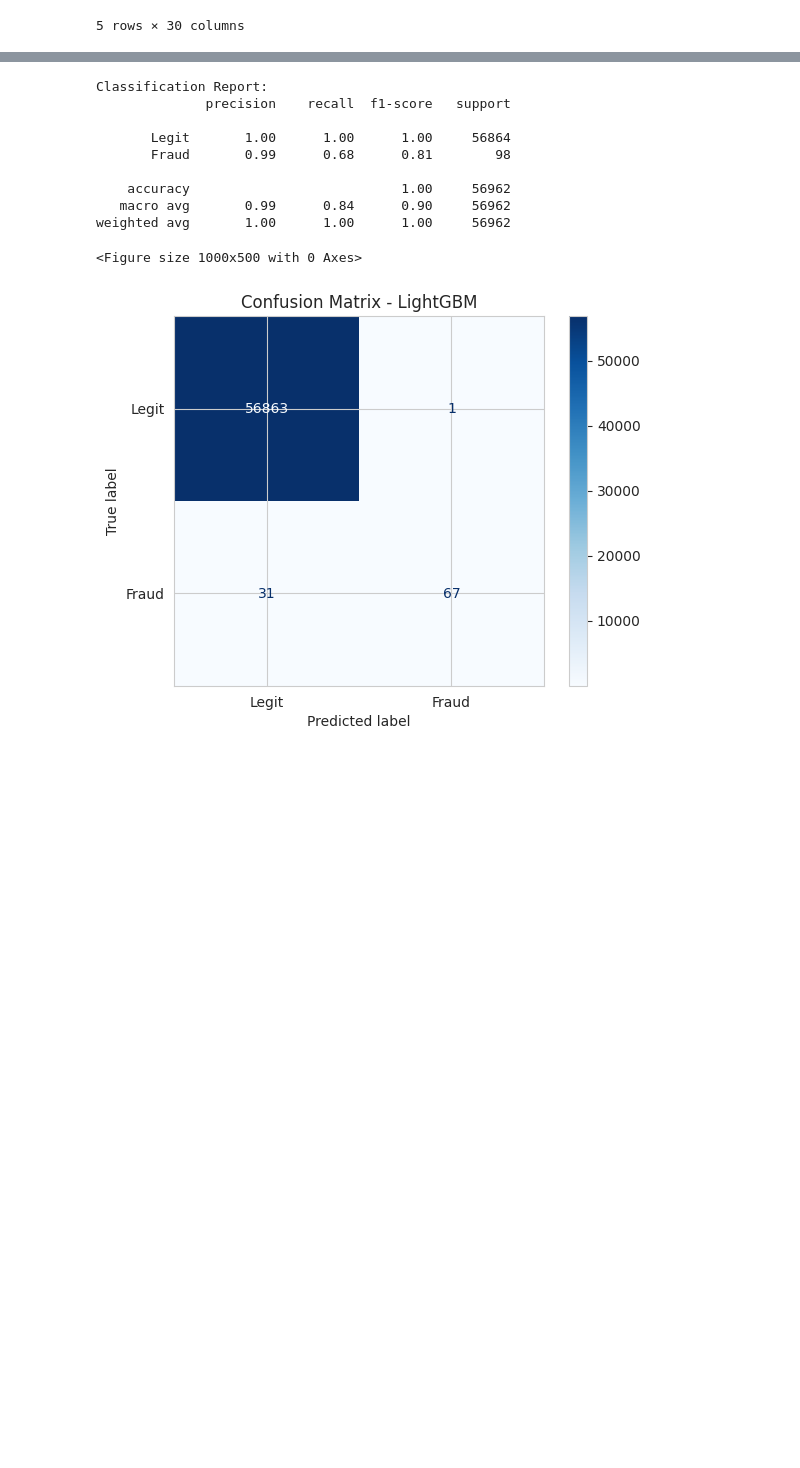
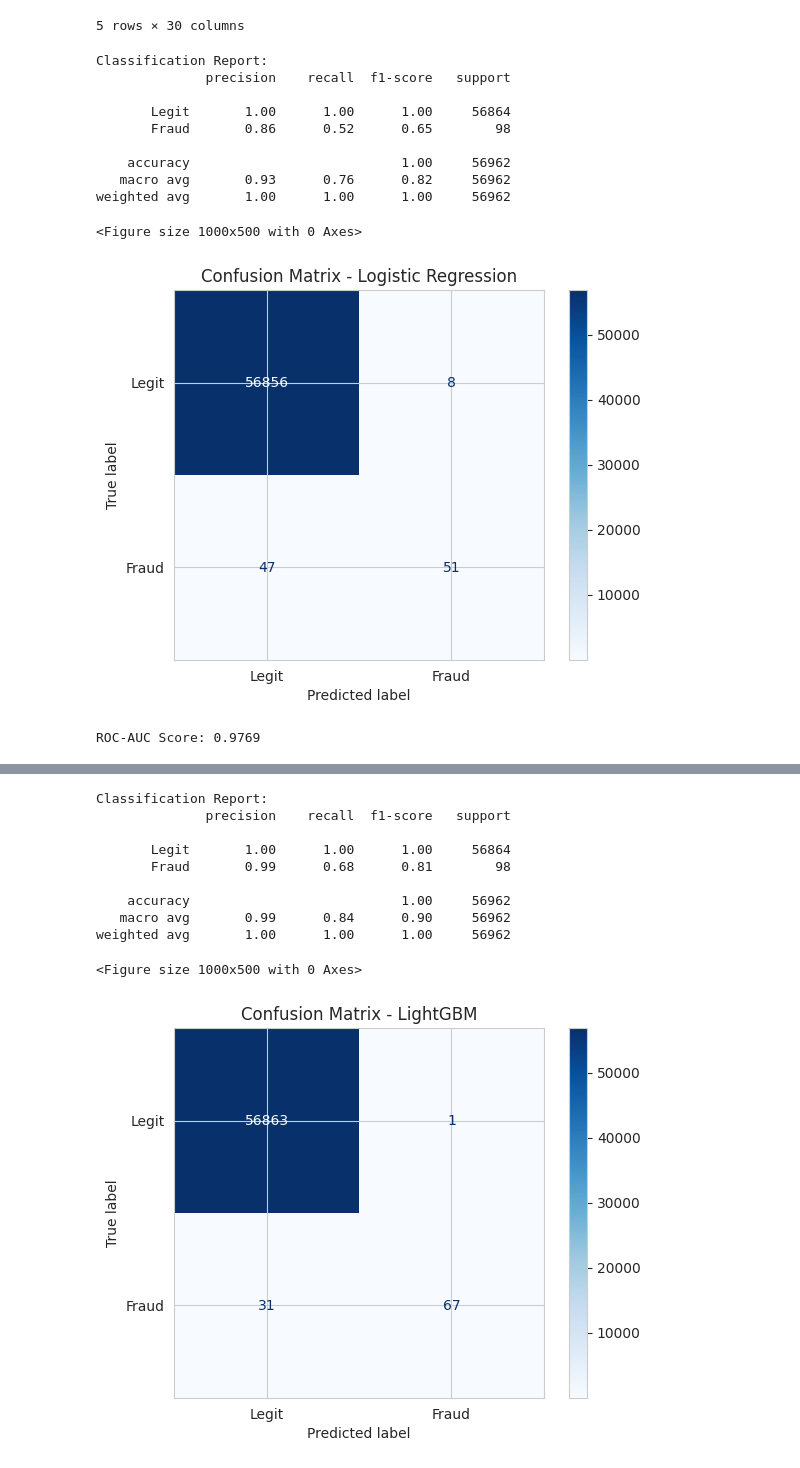
Before and after one commit to shehryars715/Payment_Anomaly_Detector, a Jupyter notebook: cc_Eda.ipynb, the cells around one changed output, grey strips where cells are left out. Cells and saved outputs as stored; diff of their text form; code cells hidden in the pictures; blank space fills up the shorter version.

```diff
--- a/cc_Eda.ipynb
+++ b/cc_Eda.ipynb
@@ -409,3 +409,52 @@ max         1.036406
 | 48726 | -0.480915 | -0.854246 | 0.701998 | 1.166225 | -1.185470 | -0.782259 | -0.933049 | 0.103878 | 0.565584 | -0.198935 | ... | ... |
 | 144088 | 0.014076 | 1.060077 | 0.093933 | 0.099762 | 0.985735 | -0.059163 | -0.401092 | 0.279366 | -0.135144 | -0.392356 | ... | ... |
 5 rows × 30 columns
+# %%
+# Import necessary libraries
+from sklearn.linear_model import LogisticRegression
+from sklearn.metrics import classification_report, confusion_matrix, roc_auc_score, ConfusionMatrixDisplay
+import matplotlib.pyplot as plt
+
+# Train the model with Logistic Regression
+lr_model = LogisticRegression(
+    solver='liblinear',           # Solver for small datasets (you can also use 'lbfgs' or 'newton-cg')
+    random_state=41, # For reproducibility
+    )
+
+# Train the model
+lr_model.fit(X_train, y_train)
+
+# Predict probabilities for the test set
+y_pred_proba = lr_model.predict_proba(X_test)[:, 1]  # Get the probability for the positive class (Fraud)
+
+# Convert probabilities to binary predictions (using a threshold of 0.5)
+y_pred = (y_pred_proba > 0.5).astype(int)
+
+# 1. Print classification report
+print("Classification Report:")
+print(classification_report(y_test, y_pred, target_names=['Legit', 'Fraud']))
+
+# 2. Plot Confusion Matrix
+plt.figure(figsize=(10, 5))
+cm = confusion_matrix(y_test, y_pred)
+disp = ConfusionMatrixDisplay(confusion_matrix=cm, display_labels=['Legit', 'Fraud'])
+disp.plot(cmap='Blues', values_format='d')
+plt.title('Confusion Matrix - Logistic Regression')
+plt.show()
+
+# 3. Calculate and print AUC score
+auc_score = roc_auc_score(y_test, y_pred_proba)
+print(f"\nROC-AUC Score: {auc_score:.4f}")
+# %% [output]
+Classification Report:
+              precision    recall  f1-score   support
+
+       Legit       1.00      1.00      1.00     56864
+       Fraud       0.86      0.52      0.65        98
+
+    accuracy                           1.00     56962
+   macro avg       0.93      0.76      0.82     56962
+weighted avg       1.00      1.00      1.00     56962
+<Figure size 1000x500 with 0 Axes>
+[figure, added]
+ROC-AUC Score: 0.9769
```
Also changed, not shown: parts of 13 cells of this notebook.
